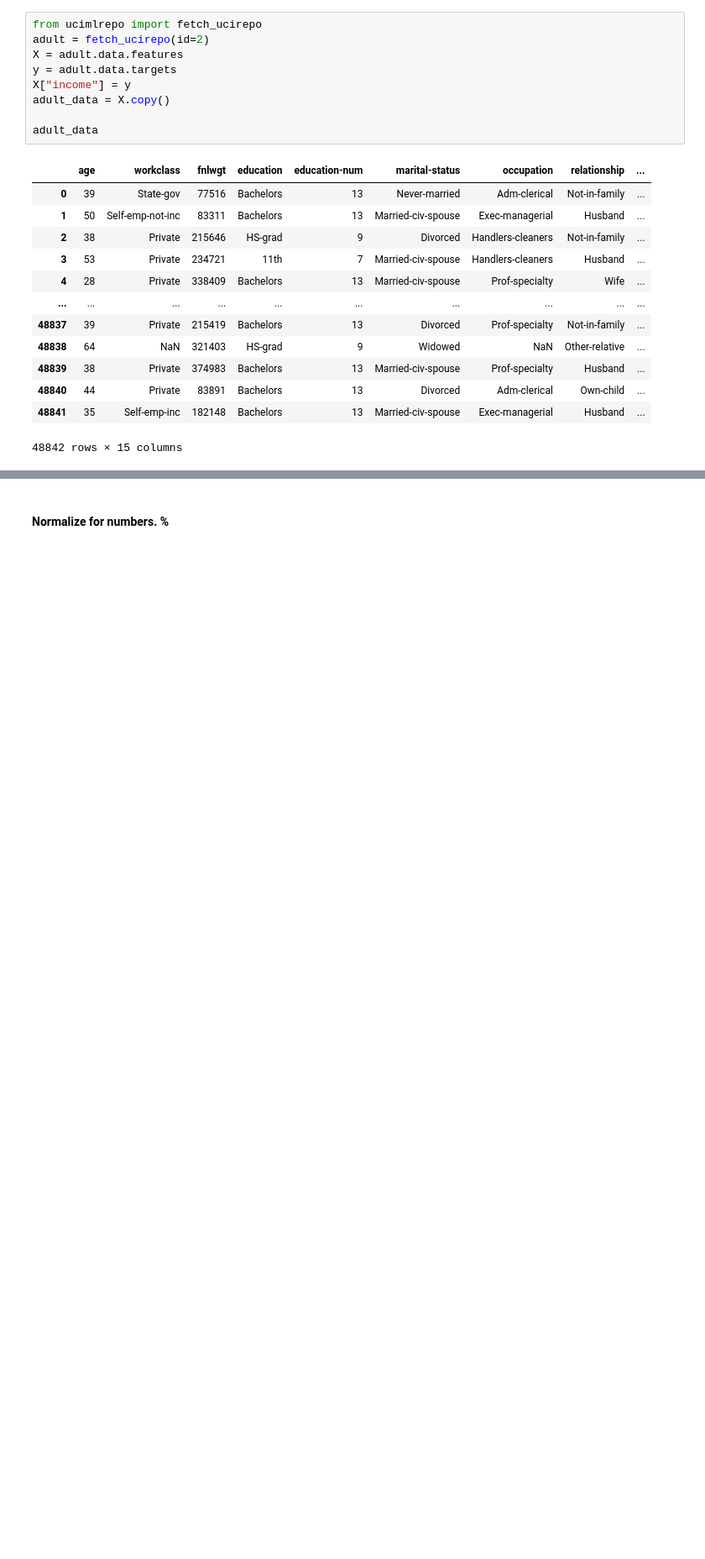
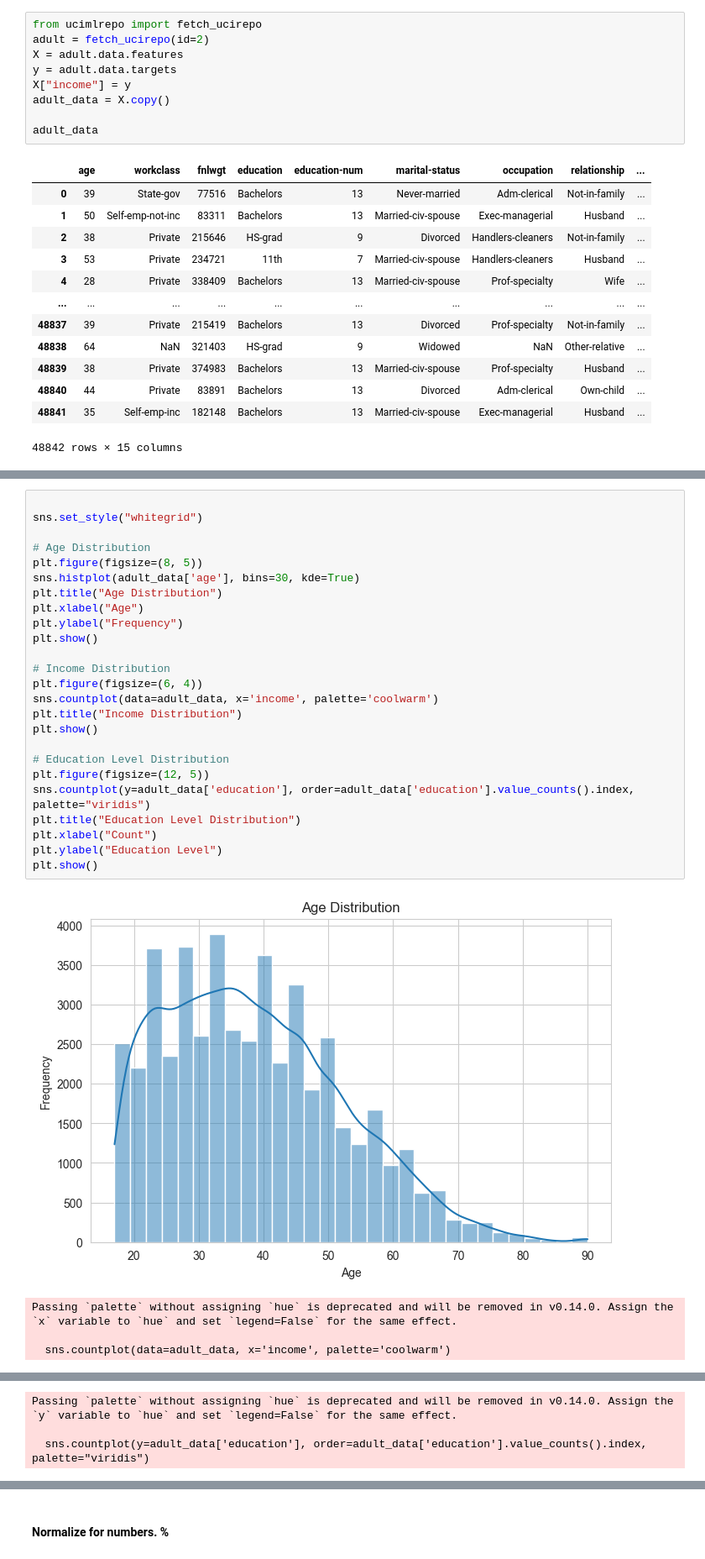
Before and after one commit to jonathanLOlsen/Data-and-things, a Jupyter notebook: 2) Data transformation and exploratory data analysis/e/Exercises in DT and EDA.ipynb, the cells around one changed output, grey strips where cells are left out. Shown at 84% size. Drawn from its saved outputs; the diff is of its cells as text; blank space fills up the shorter version.

```diff
--- a/2) Data transformation and exploratory data analysis/e/Exercises in DT and EDA.ipynb
+++ b/2) Data transformation and exploratory data analysis/e/Exercises in DT and EDA.ipynb
@@ -381,0 +419,30 @@ age_histogram = plt.hist(adult_data['age'])
+# %%
+
+sns.set_style("whitegrid")
+
+# Age Distribution
+plt.figure(figsize=(8, 5))
+sns.histplot(adult_data['age'], bins=30, kde=True)
+plt.title("Age Distribution")
+plt.xlabel("Age")
+plt.ylabel("Frequency")
+plt.show()
+
+# Income Distribution
+plt.figure(figsize=(6, 4))
+sns.countplot(data=adult_data, x='income', palette='coolwarm')
+plt.title("Income Distribution")
+plt.show()
+
+# Education Level Distribution
+plt.figure(figsize=(12, 5))
+sns.countplot(y=adult_data['education'], order=adult_data['education'].value_counts().index, palette="viridis")
+plt.title("Education Level Distribution")
+plt.xlabel("Count")
+plt.ylabel("Education Level")
+plt.show()
+# %% [output]
+[figure, added]
+Passing `palette` without assigning `hue` is deprecated and will be removed in v0.14.0. Assign the `x` variable to `hue` and set `legend=False` for the same effect.
+
+  sns.countplot(data=adult_data, x='income', palette='coolwarm')
@@ -381,0 +450,3 @@ age_histogram = plt.hist(adult_data['age'])
+Passing `palette` without assigning `hue` is deprecated and will be removed in v0.14.0. Assign the `y` variable to `hue` and set `legend=False` for the same effect.
+
+  sns.countplot(y=adult_data['education'], order=adult_data['education'].value_counts().index, palette="viridis")
```
Also changed, not shown: parts of 19 cells of this notebook, 2 other files.
